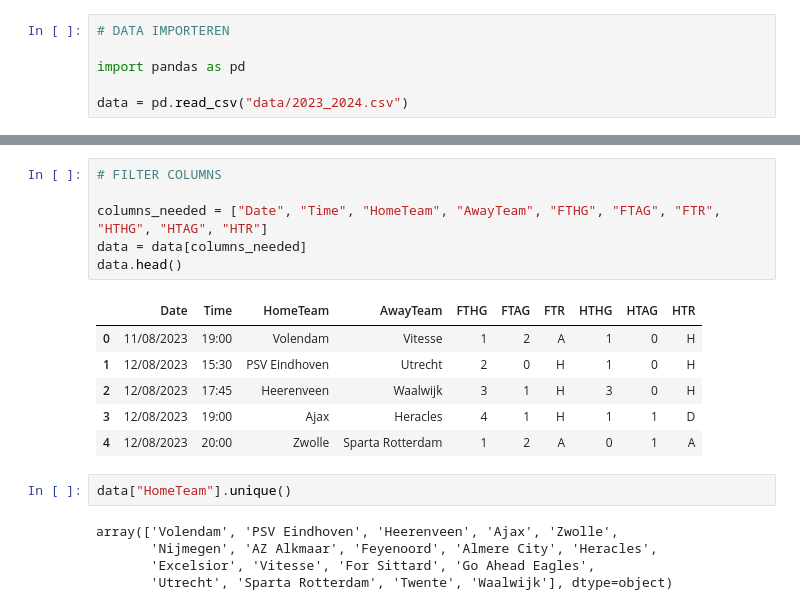
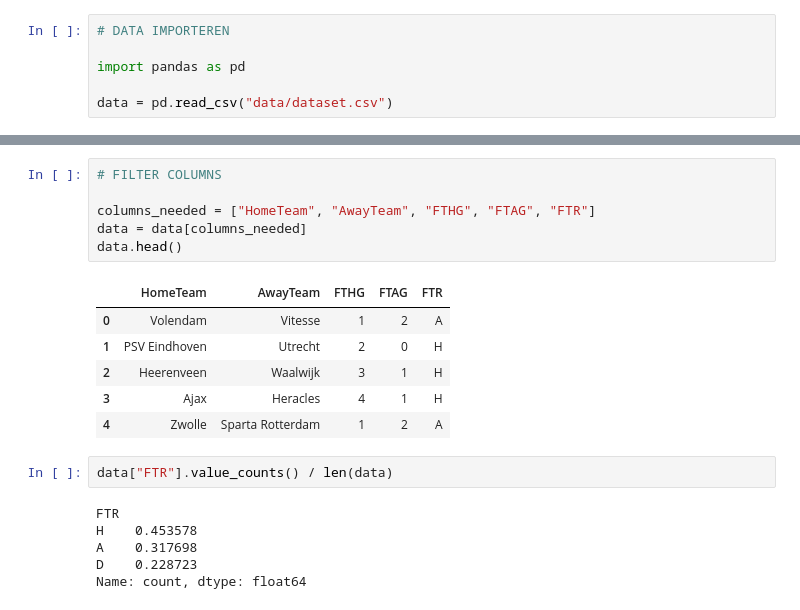
Before and after one commit to QuantumThom/FootballPredictor, a Jupyter notebook: FootballPredictor.ipynb, the cells around one changed output, grey strips where cells are left out. Saved outputs shown, nothing was run; the diff lists cells and outputs as text.

Commit message:
merged datasets, implemented basic model

```diff
--- a/FootballPredictor.ipynb
+++ b/FootballPredictor.ipynb
@@ -3,4 +3,4 @@
 
 import pandas as pd
 
-data = pd.read_csv("data/2023_2024.csv")
+data = pd.read_csv("data/dataset.csv")
@@ -27,20 +7,21 @@ list(data.columns)
 # %%
 # FILTER COLUMNS
 
-columns_needed = ["Date", "Time", "HomeTeam", "AwayTeam", "FTHG", "FTAG", "FTR", "HTHG", "HTAG", "HTR"]
+columns_needed = ["HomeTeam", "AwayTeam", "FTHG", "FTAG", "FTR"]
 data = data[columns_needed]
 data.head()
 # %% [output]
-|  | Date | Time | HomeTeam | AwayTeam | FTHG | FTAG | FTR | HTHG | HTAG | HTR |
-| 0 | 11/08/2023 | 19:00 | Volendam | Vitesse | 1 | 2 | A | 1 | 0 | H |
-| 1 | 12/08/2023 | 15:30 | PSV Eindhoven | Utrecht | 2 | 0 | H | 1 | 0 | H |
-| 2 | 12/08/2023 | 17:45 | Heerenveen | Waalwijk | 3 | 1 | H | 3 | 0 | H |
-| 3 | 12/08/2023 | 19:00 | Ajax | Heracles | 4 | 1 | H | 1 | 1 | D |
-| 4 | 12/08/2023 | 20:00 | Zwolle | Sparta Rotterdam | 1 | 2 | A | 0 | 1 | A |
+|  | HomeTeam | AwayTeam | FTHG | FTAG | FTR |
+| 0 | Volendam | Vitesse | 1 | 2 | A |
+| 1 | PSV Eindhoven | Utrecht | 2 | 0 | H |
+| 2 | Heerenveen | Waalwijk | 3 | 1 | H |
+| 3 | Ajax | Heracles | 4 | 1 | H |
+| 4 | Zwolle | Sparta Rotterdam | 1 | 2 | A |
 # %%
-data["HomeTeam"].unique()
+data["FTR"].value_counts() / len(data)
 # %% [output]
-array(['Volendam', 'PSV Eindhoven', 'Heerenveen', 'Ajax', 'Zwolle',
-       'Nijmegen', 'AZ Alkmaar', 'Feyenoord', 'Almere City', 'Heracles',
-       'Excelsior', 'Vitesse', 'For Sittard', 'Go Ahead Eagles',
-       'Utrecht', 'Sparta Rotterdam', 'Twente', 'Waalwijk'], dtype=object)
+FTR
+H    0.453578
+A    0.317698
+D    0.228723
+Name: count, dtype: float64
```
Also changed, not shown: parts of 16 cells of this notebook, 1 other file.
